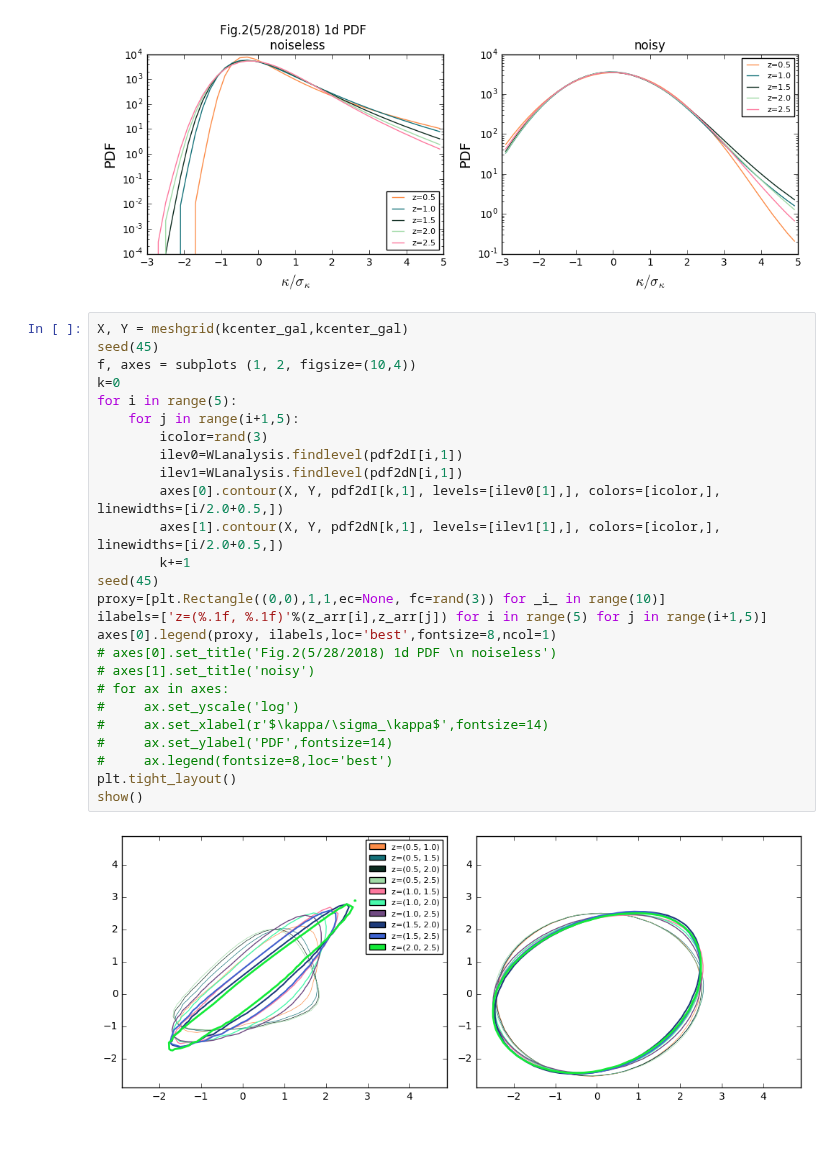
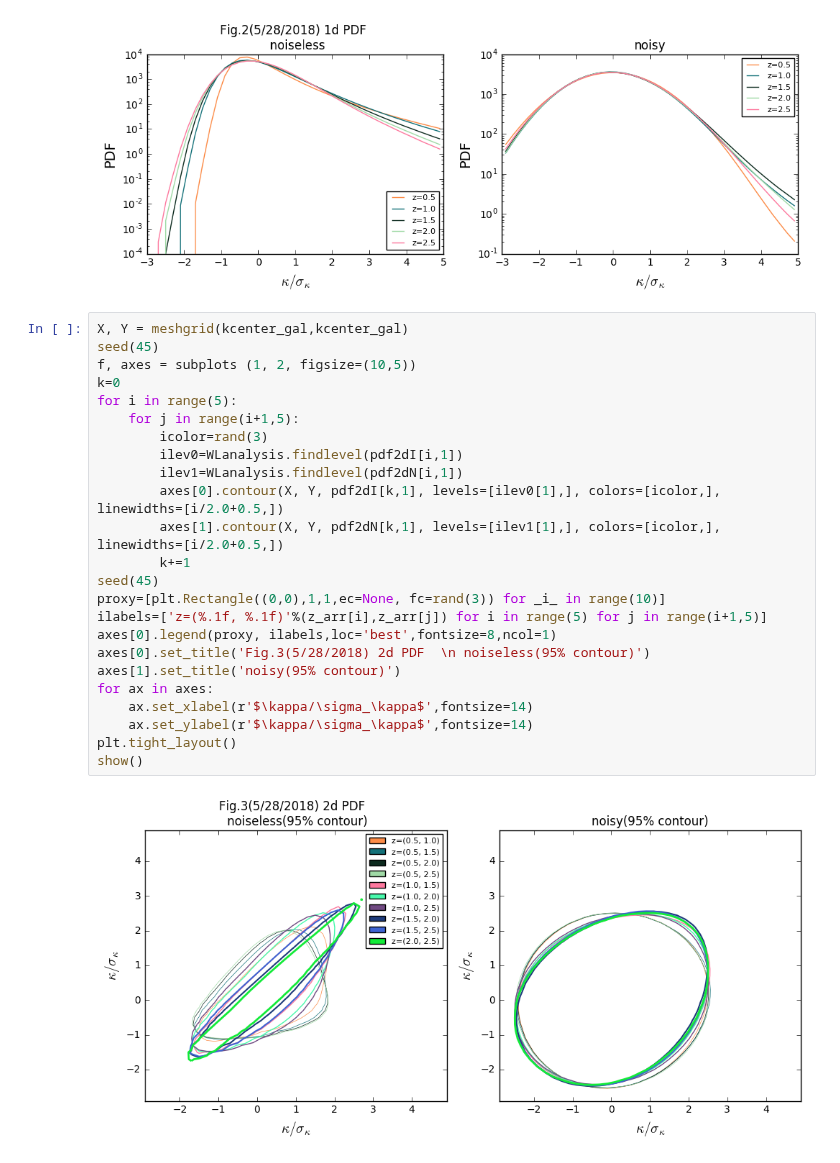
Before and after one commit to liuxx479/PDFs, a Jupyter notebook: test_10k.ipynb, the cells around one changed output. Cells and saved outputs as stored; diff of their text form.

```diff
--- a/test_10k.ipynb
+++ b/test_10k.ipynb
@@ -83,28 +83,26 @@ show()
 # %%
 X, Y = meshgrid(kcenter_gal,kcenter_gal)
 seed(45)
-f, axes = subplots (1, 2, figsize=(10,4))
+f, axes = subplots (1, 2, figsize=(10,5))
 k=0
 for i in range(5):
     for j in range(i+1,5):
         icolor=rand(3)
         ilev0=WLanalysis.findlevel(pdf2dI[i,1])
         ilev1=WLanalysis.findlevel(pdf2dN[i,1])
         axes[0].contour(X, Y, pdf2dI[k,1], levels=[ilev0[1],], colors=[icolor,], linewidths=[i/2.0+0.5,])
         axes[1].contour(X, Y, pdf2dN[k,1], levels=[ilev1[1],], colors=[icolor,], linewidths=[i/2.0+0.5,])
         k+=1
 seed(45)
 proxy=[plt.Rectangle((0,0),1,1,ec=None, fc=rand(3)) for _i_ in range(10)]
 ilabels=['z=(%.1f, %.1f)'%(z_arr[i],z_arr[j]) for i in range(5) for j in range(i+1,5)]
 axes[0].legend(proxy, ilabels,loc='best',fontsize=8,ncol=1)
-# axes[0].set_title('Fig.2(5/28/2018) 1d PDF \n noiseless')
-# axes[1].set_title('noisy')
-# for ax in axes:
-#     ax.set_yscale('log')
-#     ax.set_xlabel(r'$\kappa/\sigma_\kappa$',fontsize=14)
-#     ax.set_ylabel('PDF',fontsize=14)
-#     ax.legend(fontsize=8,loc='best')
+axes[0].set_title('Fig.3(5/28/2018) 2d PDF  \n noiseless(95% contour)')
+axes[1].set_title('noisy(95% contour)')
+for ax in axes:
+    ax.set_xlabel(r'$\kappa/\sigma_\kappa$',fontsize=14)
+    ax.set_ylabel(r'$\kappa/\sigma_\kappa$',fontsize=14)
 plt.tight_layout()
 show()
 # %% [output]
-[figure, old version]
+[figure, new version]
```
